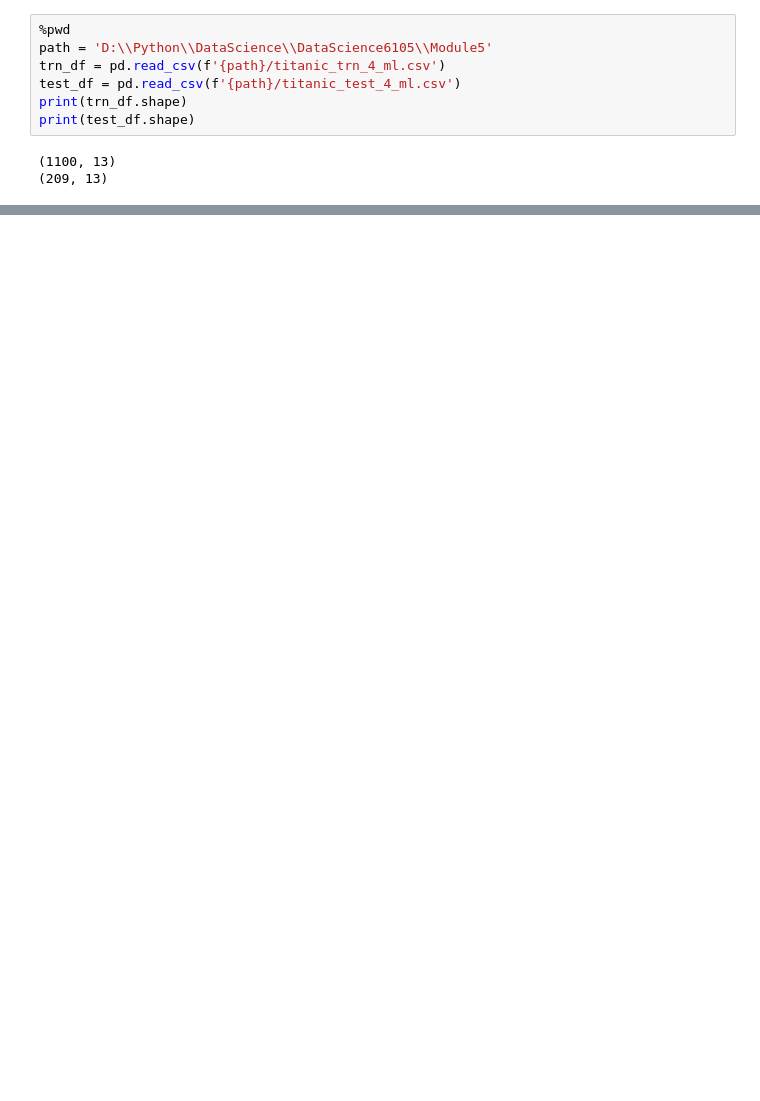
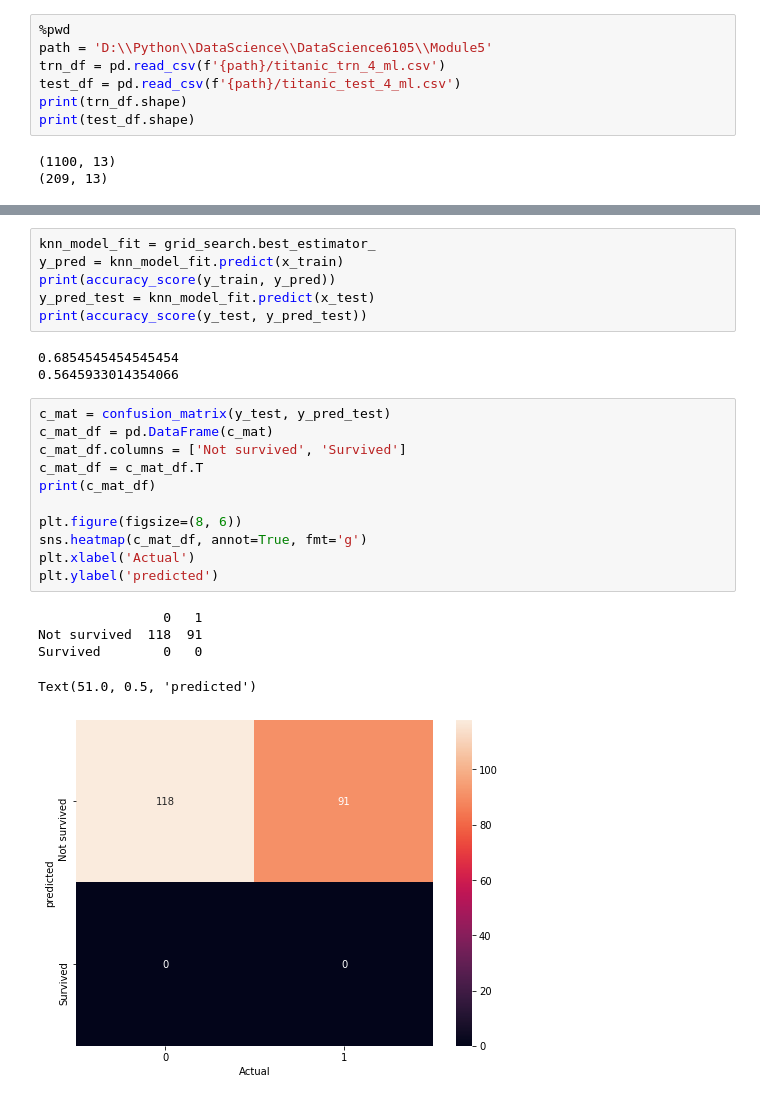
Before and after one commit to luckkyzhou/DataScience6105, a Jupyter notebook: Assignment1/KNN.ipynb, the cells around one changed output, grey strips where cells are left out. Cells and saved outputs as stored; diff of their text form; blank space fills up the shorter version.

```diff
--- a/Assignment1/KNN.ipynb
+++ b/Assignment1/KNN.ipynb
@@ -25,0 +82,26 @@ knn_model = KNeighborsClassifier()
+# %%
+knn_model_fit = grid_search.best_estimator_
+y_pred = knn_model_fit.predict(x_train)
+print(accuracy_score(y_train, y_pred))
+y_pred_test = knn_model_fit.predict(x_test)
+print(accuracy_score(y_test, y_pred_test))
+# %% [output]
+0.6854545454545454
+0.5645933014354066
+# %%
+c_mat = confusion_matrix(y_test, y_pred_test)
+c_mat_df = pd.DataFrame(c_mat)
+c_mat_df.columns = ['Not survived', 'Survived']
+c_mat_df = c_mat_df.T
+print(c_mat_df)
+
+plt.figure(figsize=(8, 6))
+sns.heatmap(c_mat_df, annot=True, fmt='g')
+plt.xlabel('Actual')
+plt.ylabel('predicted')
+# %% [output]
+                0   1
+Not survived  118  91
+Survived        0   0
+Text(51.0, 0.5, 'predicted')
+[figure, added]
```
Also changed, not shown: parts of 4 cells of this notebook.
